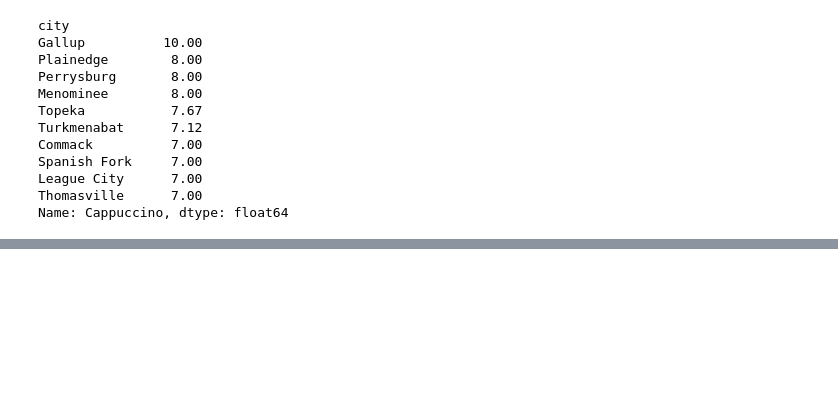
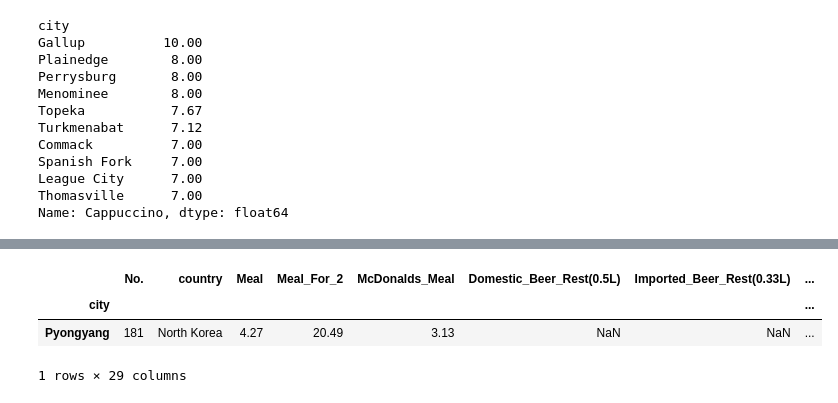
Before and after one commit to Reed-Carter/Global-Cost-of-Living, a Jupyter notebook: phil-project.ipynb, the cells around one changed output, grey strips where cells are left out. Drawn from its saved outputs; the diff is of its cells as text; code cells hidden in the pictures; blank space fills up the shorter version.

```diff
--- a/phil-project.ipynb
+++ b/phil-project.ipynb
@@ -344,0 +362,8 @@ Name: Cappuccino, dtype: float64
+# %%
+# Find min Milk value in dataframe
+cost_of_living[cost_of_living.Milk == 0.26]
+# %% [output]
+|  | No. | country | Meal | Meal_For_2 | McDonalds_Meal | Domestic_Beer_Rest(0.5L) | Imported_Beer_Rest(0.33L) | ... |
+| city |  |  |  |  |  |  |  | ... |
+| Pyongyang | 181 | North Korea | 4.27 | 20.49 | 3.13 | NaN | NaN | ... |
+1 rows × 29 columns
```
Also changed, not shown: parts of 4 cells of this notebook.
